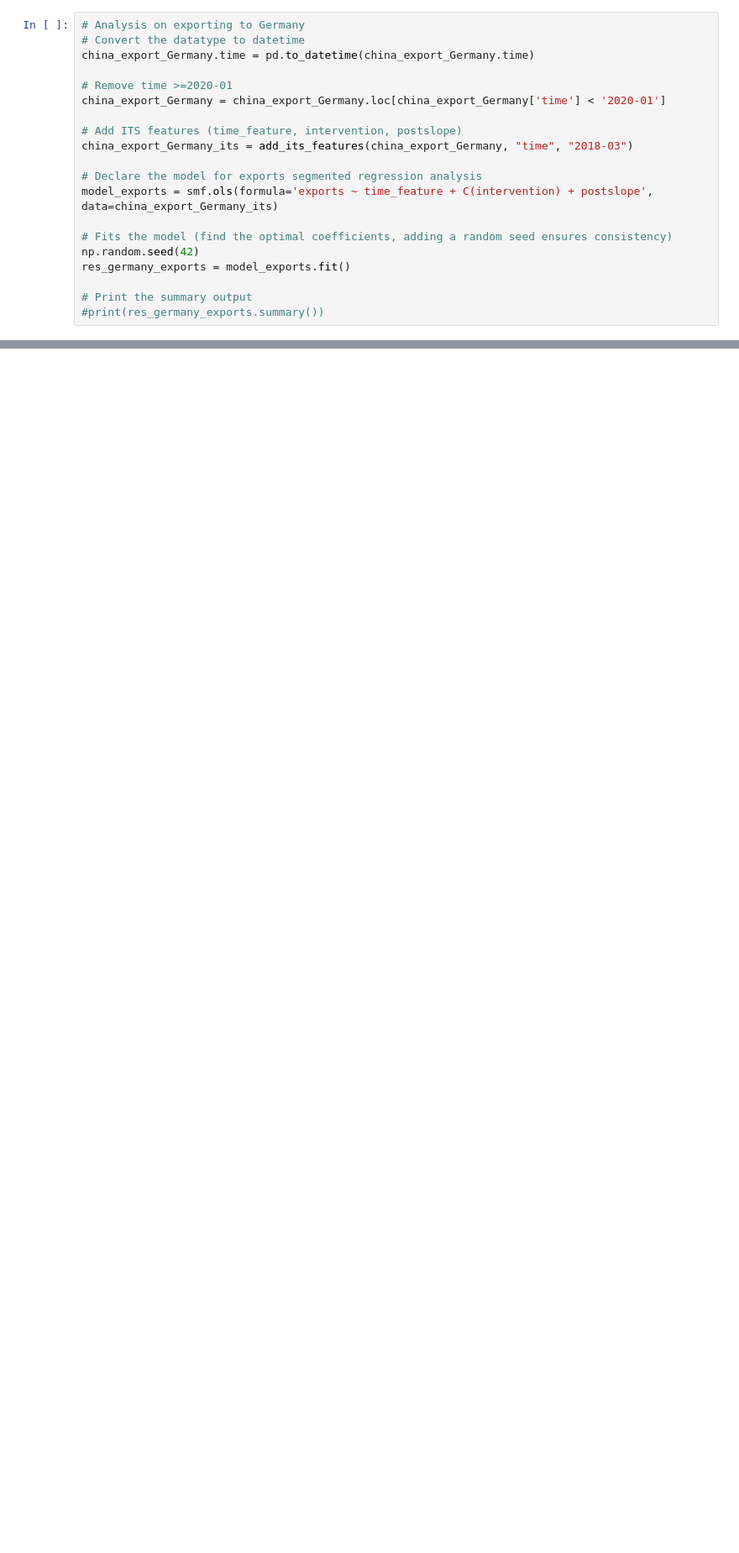
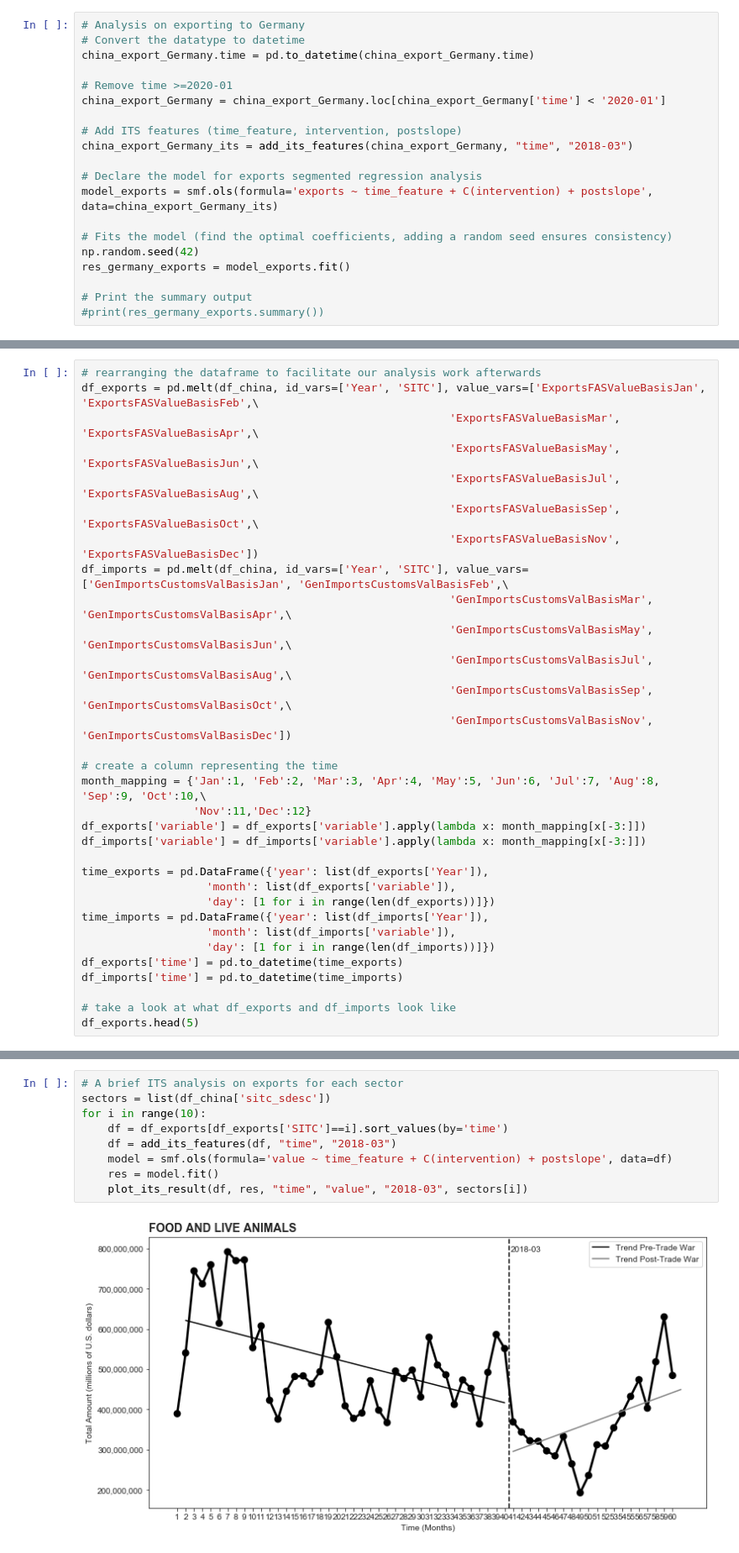
Before and after one commit to epfl-ada/ada-2020-project-milestone-p3-p3_lovela-data-science, a Jupyter notebook: project_notebook.ipynb, the cells around one changed output, grey strips where cells are left out. Shown at 84% size. Cells and saved outputs as stored; diff of their text form; blank space fills up the shorter version.

```diff
--- a/project_notebook.ipynb
+++ b/project_notebook.ipynb
@@ -1440,0 +1152,32 @@ plot_its_result(china_export_Germany_its, res_germany_exports, "time", "exports"
+# %%
+# rearranging the dataframe to facilitate our analysis work afterwards
+df_exports = pd.melt(df_china, id_vars=['Year', 'SITC'], value_vars=['ExportsFASValueBasisJan', 'ExportsFASValueBasisFeb',\
+                                                        'ExportsFASValueBasisMar', 'ExportsFASValueBasisApr',\
+                                                        'ExportsFASValueBasisMay', 'ExportsFASValueBasisJun',\
+                                                        'ExportsFASValueBasisJul', 'ExportsFASValueBasisAug',\
+                                                        'ExportsFASValueBasisSep', 'ExportsFASValueBasisOct',\
+                                                        'ExportsFASValueBasisNov', 'ExportsFASValueBasisDec'])
+df_imports = pd.melt(df_china, id_vars=['Year', 'SITC'], value_vars=['GenImportsCustomsValBasisJan', 'GenImportsCustomsValBasisFeb',\
+                                                        'GenImportsCustomsValBasisMar', 'GenImportsCustomsValBasisApr',\
+                                                        'GenImportsCustomsValBasisMay', 'GenImportsCustomsValBasisJun',\
+                                                        'GenImportsCustomsValBasisJul', 'GenImportsCustomsValBasisAug',\
+                                                        'GenImportsCustomsValBasisSep', 'GenImportsCustomsValBasisOct',\
+                                                        'GenImportsCustomsValBasisNov', 'GenImportsCustomsValBasisDec'])
+
+# create a column representing the time
+month_mapping = {'Jan':1, 'Feb':2, 'Mar':3, 'Apr':4, 'May':5, 'Jun':6, 'Jul':7, 'Aug':8, 'Sep':9, 'Oct':10,\
+                 'Nov':11,'Dec':12}
+df_exports['variable'] = df_exports['variable'].apply(lambda x: month_mapping[x[-3:]])
+df_imports['variable'] = df_imports['variable'].apply(lambda x: month_mapping[x[-3:]])
+
+time_exports = pd.DataFrame({'year': list(df_exports['Year']),
+                   'month': list(df_exports['variable']),
+                   'day': [1 for i in range(len(df_exports))]})
+time_imports = pd.DataFrame({'year': list(df_imports['Year']),
+                   'month': list(df_imports['variable']),
+                   'day': [1 for i in range(len(df_imports))]})
+df_exports['time'] = pd.to_datetime(time_exports)
+df_imports['time'] = pd.to_datetime(time_imports)
+
+# take a look at what df_exports and df_imports look like
+df_exports.head(5)
@@ -1440,0 +1191,11 @@ plot_its_result(china_export_Germany_its, res_germany_exports, "time", "exports"
+# %%
+# A brief ITS analysis on exports for each sector
+sectors = list(df_china['sitc_sdesc'])
+for i in range(10):
+    df = df_exports[df_exports['SITC']==i].sort_values(by='time')
+    df = add_its_features(df, "time", "2018-03")
+    model = smf.ols(formula='value ~ time_feature + C(intervention) + postslope', data=df)
+    res = model.fit()
+    plot_its_result(df, res, "time", "value", "2018-03", sectors[i])
+# %% [output]
+[figure, added]
```
Also changed, not shown: parts of 41 cells of this notebook.
